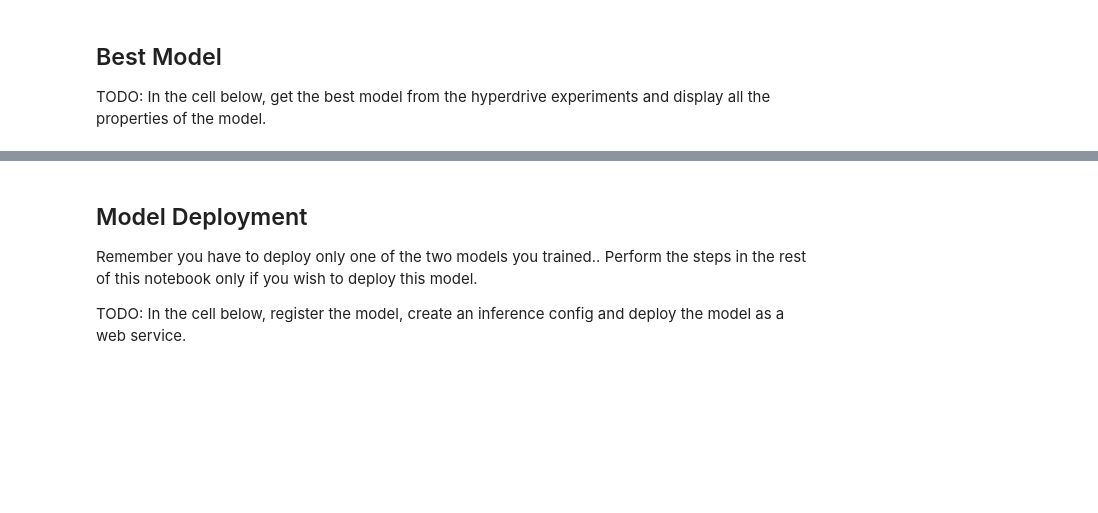
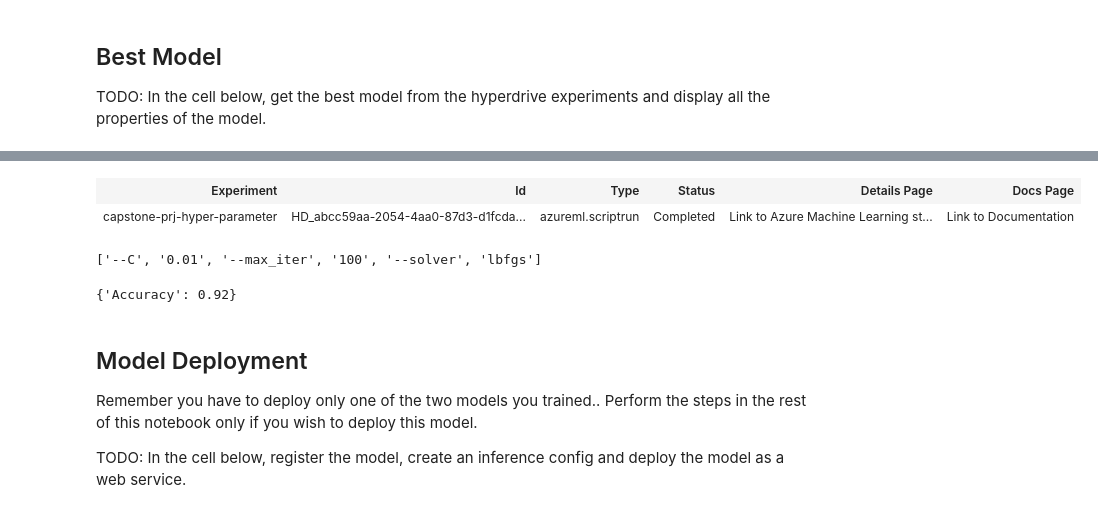
Before and after one commit to vijoybasu/Udacity-Azure-ML-Scholarship-Capstone, a Jupyter notebook: hyperparameter_tuning.ipynb, the cells around one changed output, grey strips where cells are left out. Drawn from its saved outputs; the diff is of its cells as text; code cells hidden in the pictures; blank space fills up the shorter version.

```diff
--- a/hyperparameter_tuning.ipynb
+++ b/hyperparameter_tuning.ipynb
@@ -89,2 +143,16 @@ print('\n Max Iterations:',best_run_metrics['Max iterations:'])
+# %%
+best_run = hyperDrive_run.get_best_run_by_primary_metric()
+best_run
+# %% [output]
+| Experiment | Id | Type | Status | Details Page | Docs Page |
+| capstone-prj-hyper-parameter | HD_abcc59aa-2054-4aa0-87d3-d1fcda... | azureml.scriptrun | Completed | Link to Azure Machine Learning st... | Link to Documentation |
+# %%
+best_run.get_details()['runDefinition']['arguments']
+# %% [output]
+['--C', '0.01', '--max_iter', '100', '--solver', 'lbfgs']
+# %%
+best_run.get_metrics(name='Accuracy')
+# %% [output]
+{'Accuracy': 0.92}
 # %%
 # Code below registers the best model with the information of Metrics
```
Also changed, not shown: parts of 13 cells of this notebook, 1 other file.
